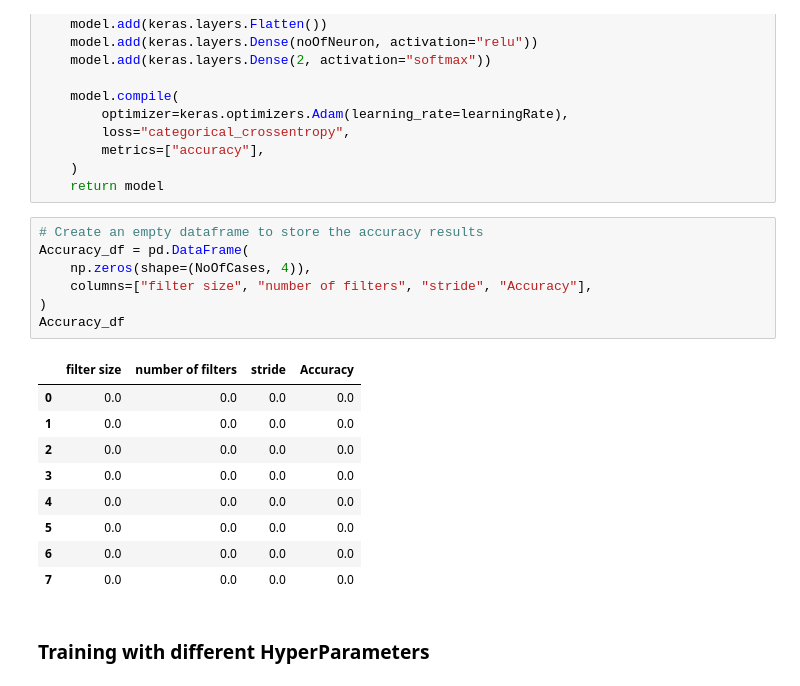
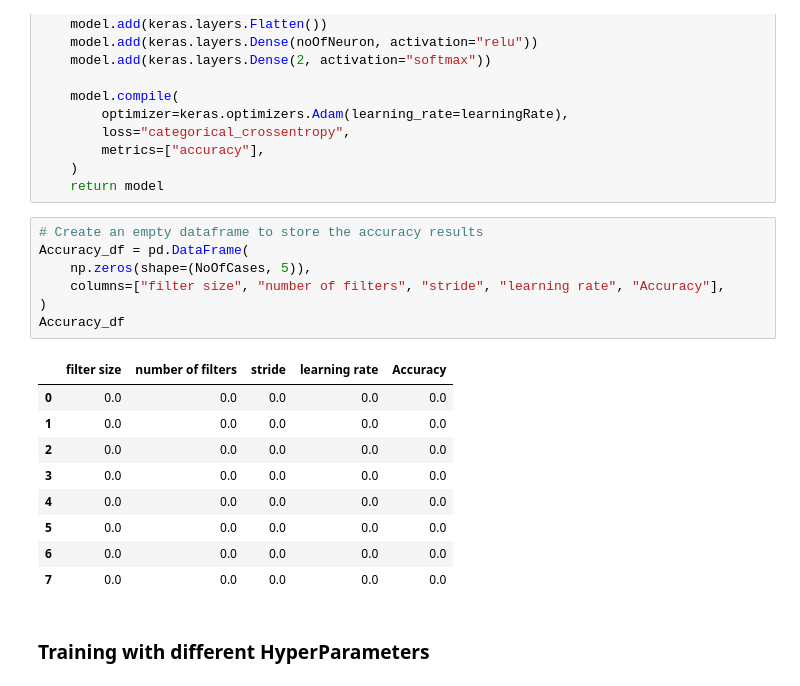
Before and after one commit to rd908213/ME-597-IIoT, a Jupyter notebook: ml_tutorial/HW/HW4/HW4_robertclaud.ipynb, the cells around one changed output. Cells and saved outputs as stored; diff of their text form.

```diff
--- a/ml_tutorial/HW/HW4/HW4_robertclaud.ipynb
+++ b/ml_tutorial/HW/HW4/HW4_robertclaud.ipynb
@@ -183,20 +183,20 @@ def CNN_model(
 # %%
 # Create an empty dataframe to store the accuracy results
 Accuracy_df = pd.DataFrame(
-    np.zeros(shape=(NoOfCases, 4)),
-    columns=["filter size", "number of filters", "stride", "Accuracy"],
+    np.zeros(shape=(NoOfCases, 5)),
+    columns=["filter size", "number of filters", "stride", "learning rate", "Accuracy"],
 )
 Accuracy_df
 # %% [output]
-|  | filter size | number of filters | stride | Accuracy |
-| 0 | 0.0 | 0.0 | 0.0 | 0.0 |
-| 1 | 0.0 | 0.0 | 0.0 | 0.0 |
-| 2 | 0.0 | 0.0 | 0.0 | 0.0 |
-| 3 | 0.0 | 0.0 | 0.0 | 0.0 |
-| 4 | 0.0 | 0.0 | 0.0 | 0.0 |
-| 5 | 0.0 | 0.0 | 0.0 | 0.0 |
-| 6 | 0.0 | 0.0 | 0.0 | 0.0 |
-| 7 | 0.0 | 0.0 | 0.0 | 0.0 |
+|  | filter size | number of filters | stride | learning rate | Accuracy |
+| 0 | 0.0 | 0.0 | 0.0 | 0.0 | 0.0 |
+| 1 | 0.0 | 0.0 | 0.0 | 0.0 | 0.0 |
+| 2 | 0.0 | 0.0 | 0.0 | 0.0 | 0.0 |
+| 3 | 0.0 | 0.0 | 0.0 | 0.0 | 0.0 |
+| 4 | 0.0 | 0.0 | 0.0 | 0.0 | 0.0 |
+| 5 | 0.0 | 0.0 | 0.0 | 0.0 | 0.0 |
+| 6 | 0.0 | 0.0 | 0.0 | 0.0 | 0.0 |
+| 7 | 0.0 | 0.0 | 0.0 | 0.0 | 0.0 |
 # %% [markdown]
 ### Training with different HyperParameters
 # %%
```
Also changed, not shown: parts of 6 cells of this notebook.
